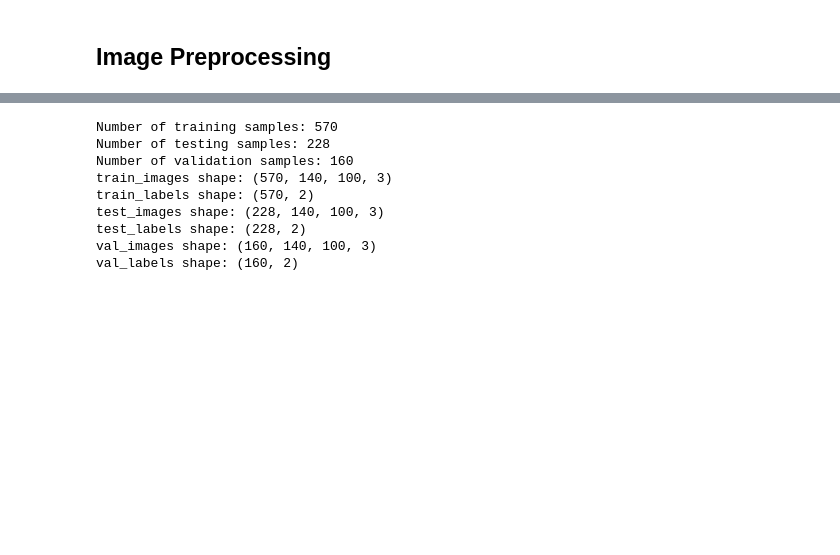
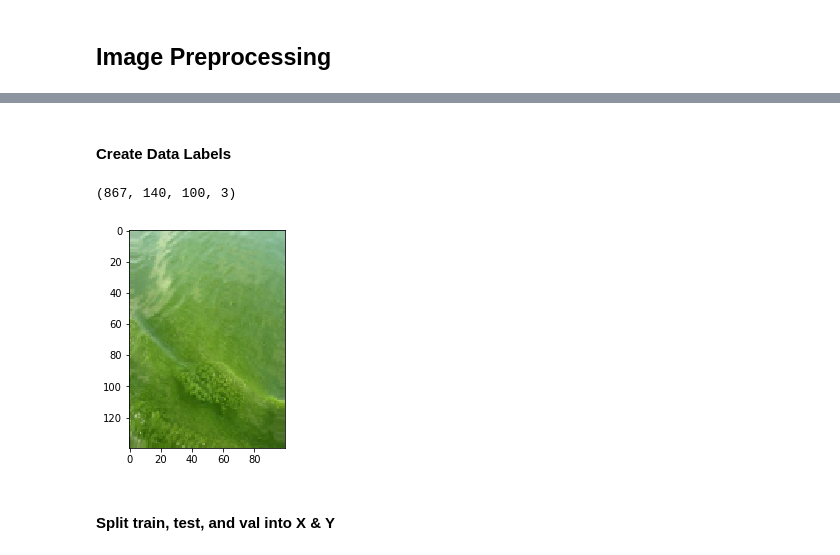
Before and after one commit to dalayne95/harmful-algal-bloom-detection, a Jupyter notebook: EDA.ipynb, the cells around one changed output, grey strips where cells are left out. Cells and saved outputs as stored; diff of their text form; code cells hidden in the pictures; blank space fills up the shorter version.

```diff
--- a/EDA.ipynb
+++ b/EDA.ipynb
@@ -55,17 +60,17 @@ The minimumn image size is: 140 x 100! We will rescale to this size
 # %%
-# reshape the images using Keras
+# reshape the images, flip, rotate and adjust brightness using Keras
 
 # get all the data in the directory split/test (230 images), and reshape them
-test_generator = ImageDataGenerator(rescale=1./255).flow_from_directory('split/test/',
-        target_size=(140, 100), batch_size = 230)
-
+test_generator = ImageDataGenerator(rescale=1./255, rotation_range=90,
+                                    brightness_range=[0.2,1.0], horizontal_flip=True).flow_from_directory(
+    'split/test/', target_size=(140, 100),batch_size = 291)
 # get all the data in the directory split/train (570 images), and reshape them
-train_generator = ImageDataGenerator(rescale=1./255).flow_from_directory(
-    'split/train/',
-    target_size=(140, 100), batch_size=570)
+train_generator = ImageDataGenerator(rescale=1./255,rotation_range=90,
+                                     brightness_range=[0.2,1.0], horizontal_flip=True).flow_from_directory(
+    'split/train/', target_size=(140, 100), batch_size=871)
 
 # get all the data in the directory split/validation (160 images), and reshape them
-val_generator = ImageDataGenerator(rescale=1./255).flow_from_directory(
-    'split/validation/',
-    target_size=(140, 100), batch_size = 160)
+val_generator = ImageDataGenerator(rescale=1./255,  rotation_range=90,
+                                   brightness_range=[0.2,1.0], horizontal_flip=True).flow_from_directory(
+    'split/validation/', target_size=(140, 100), batch_size = 294)
 # %% [output]
@@ -75 +106,3 @@ Found 160 images belonging to 2 classes.
+# %% [markdown]
+#### Create Data Labels
 # %%
@@ -77,32 +110,19 @@ Found 160 images belonging to 2 classes.
 train_images, train_labels = next(train_generator)
 test_images, test_labels = next(test_generator)
 val_images, val_labels = next(val_generator)
-# %%
-# lets check our dataset numbers again
-m_train = train_images.shape[0]
-num_px = train_images.shape[1]
-m_test = test_images.shape[0]
-m_val = val_images.shape[0]
-
-print ("Number of training samples: " + str(m_train))
-print ("Number of testing samples: " + str(m_test))
-print ("Number of validation samples: " + str(m_val))
-print ("train_images shape: " + str(train_images.shape))
-print ("train_labels shape: " + str(train_labels.shape))
-print ("test_images shape: " + str(test_images.shape))
-print ("test_labels shape: " + str(test_labels.shape))
-print ("val_images shape: " + str(val_images.shape))
-print ("val_labels shape: " + str(val_labels.shape))
-
-shuffle = True
-# %% [output]
-Number of training samples: 570
-Number of testing samples: 228
-Number of validation samples: 160
-train_images shape: (570, 140, 100, 3)
-train_labels shape: (570, 2)
-test_images shape: (228, 140, 100, 3)
-test_labels shape: (228, 2)
-val_images shape: (160, 140, 100, 3)
-val_labels shape: (160, 2)
+# %%
+images = np.concatenate((train_images, test_images, val_images))
+labels = np.concatenate((train_labels[:,0], test_labels[:,0], val_labels[:,0]))
+# %%
+train_images.shape
+# %% [output]
+(867, 140, 100, 3)
+# %%
+# show one of the images
+plt.imshow(images[28])
+plt.show()
+# %% [output]
+[figure, added]
+# %% [markdown]
+#### Split train, test, and val into X & Y
 # %%
```
Also changed, not shown: parts of 16 cells of this notebook.
